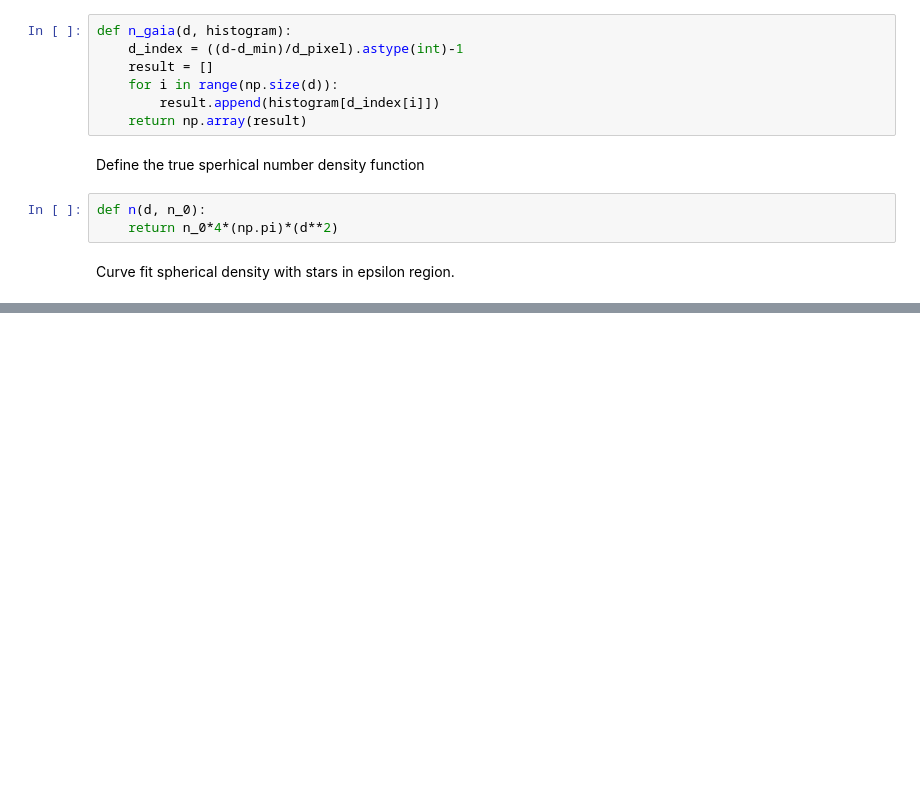
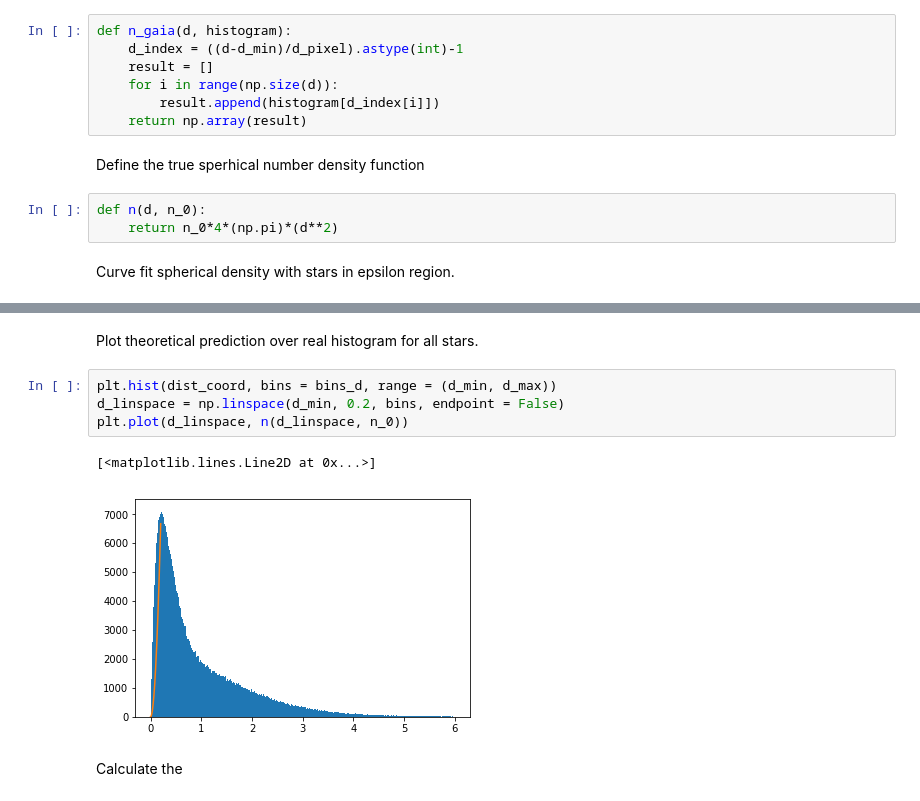
Before and after one commit to mwbub/Gaia-I3, a Jupyter notebook: Code/mock_data/sampling/selection function spherical.ipynb, the cells around one changed output, grey strips where cells are left out. Saved outputs shown, nothing was run; the diff lists cells and outputs as text; blank space fills up the shorter version.

```diff
--- a/Code/mock_data/sampling/selection function spherical.ipynb
+++ b/Code/mock_data/sampling/selection function spherical.ipynb
@@ -83,0 +86,11 @@ plt.plot(d_linspace, n(d_linspace, n_0))
+# %% [markdown]
+Plot theoretical prediction over real histogram for all stars.
+# %%
+plt.hist(dist_coord, bins = bins_d, range = (d_min, d_max))
+d_linspace = np.linspace(d_min, 0.2, bins, endpoint = False)
+plt.plot(d_linspace, n(d_linspace, n_0))
+# %% [output]
+[<matplotlib.lines.Line2D at 0x...>]
+[figure, added]
+# %% [markdown]
+Calculate the
```
Also changed, not shown: parts of 5 cells of this notebook.
